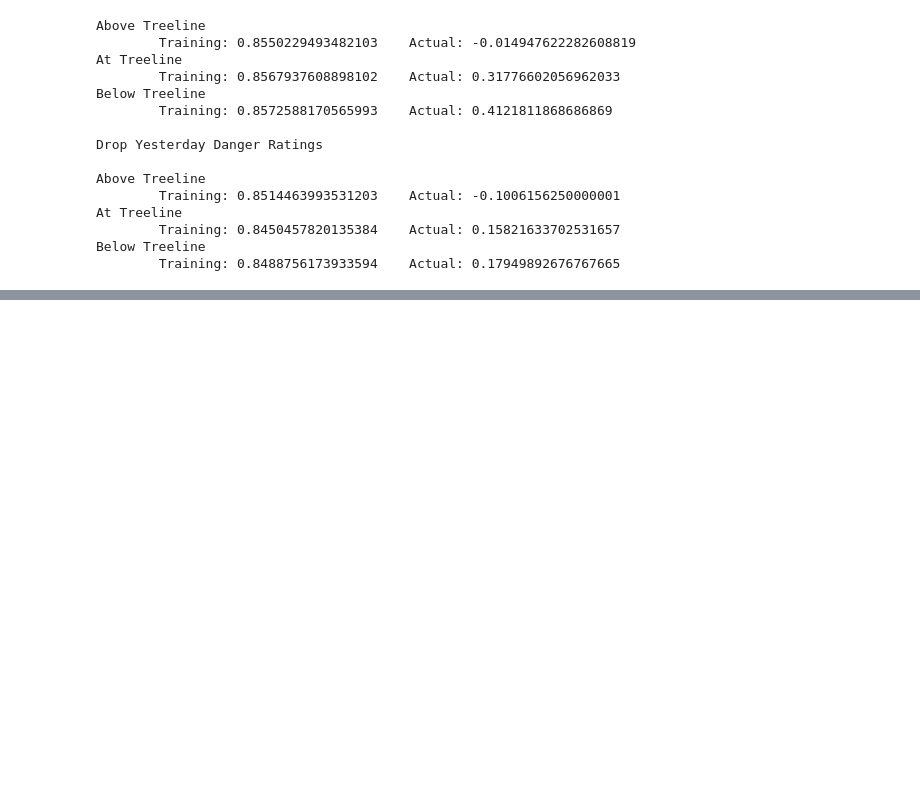
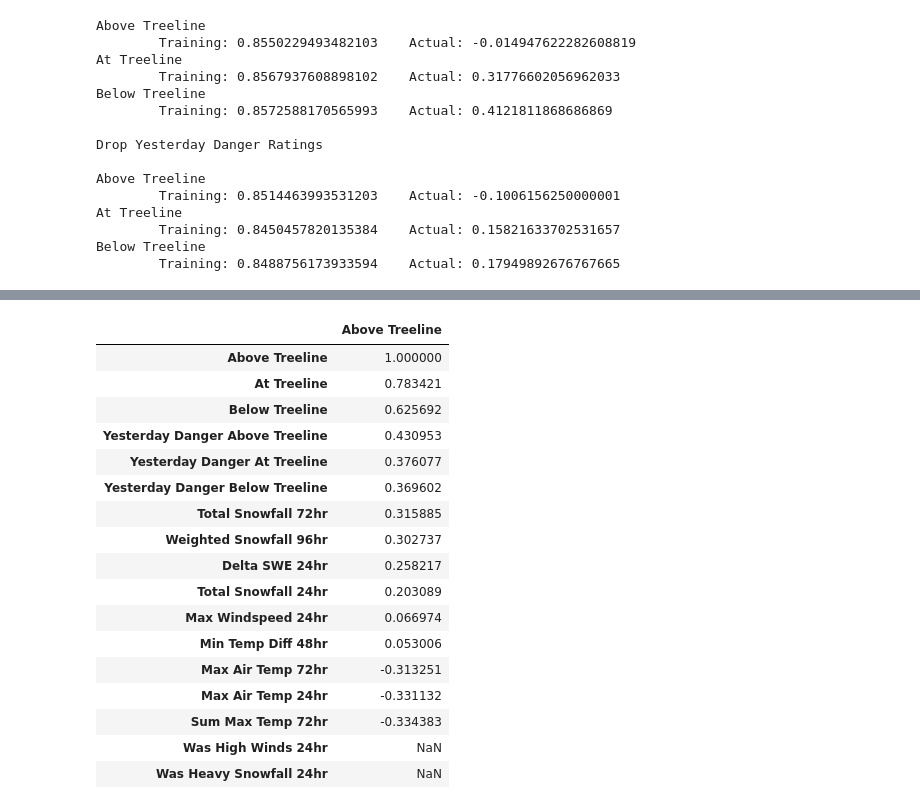
Before and after one commit to itsjpb/470-avalanche-prediction, a Jupyter notebook: jupyter/test_correlation_with_elevation.ipynb, the cells around one changed output, grey strips where cells are left out. Saved outputs shown, nothing was run; the diff lists cells and outputs as text; code cells hidden in the pictures; blank space fills up the shorter version.

```diff
--- a/jupyter/test_correlation_with_elevation.ipynb
+++ b/jupyter/test_correlation_with_elevation.ipynb
@@ -64,0 +84,21 @@ Below Treeline
+# %%
+df.corr()[['Above Treeline']].sort_values(by='Above Treeline', ascending=False)
+# %% [output]
+|  | Above Treeline |
+| Above Treeline | 1.000000 |
+| At Treeline | 0.783421 |
+| Below Treeline | 0.625692 |
+| Yesterday Danger Above Treeline | 0.430953 |
+| Yesterday Danger At Treeline | 0.376077 |
+| Yesterday Danger Below Treeline | 0.369602 |
+| Total Snowfall 72hr | 0.315885 |
+| Weighted Snowfall 96hr | 0.302737 |
+| Delta SWE 24hr | 0.258217 |
+| Total Snowfall 24hr | 0.203089 |
+| Max Windspeed 24hr | 0.066974 |
+| Min Temp Diff 48hr | 0.053006 |
+| Max Air Temp 72hr | -0.313251 |
+| Max Air Temp 24hr | -0.331132 |
+| Sum Max Temp 72hr | -0.334383 |
+| Was High Winds 24hr | NaN |
+| Was Heavy Snowfall 24hr | NaN |
```
Also changed, not shown: parts of 4 cells of this notebook.
